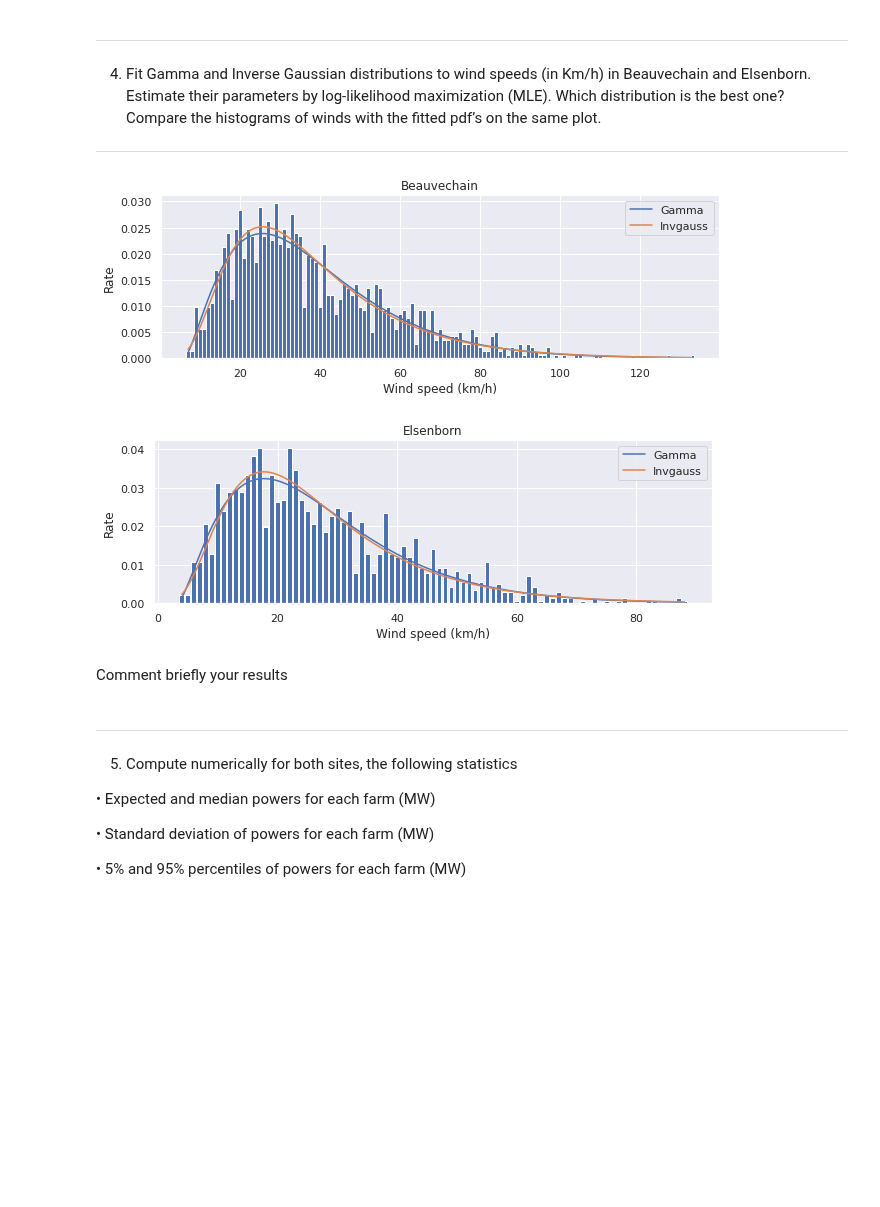
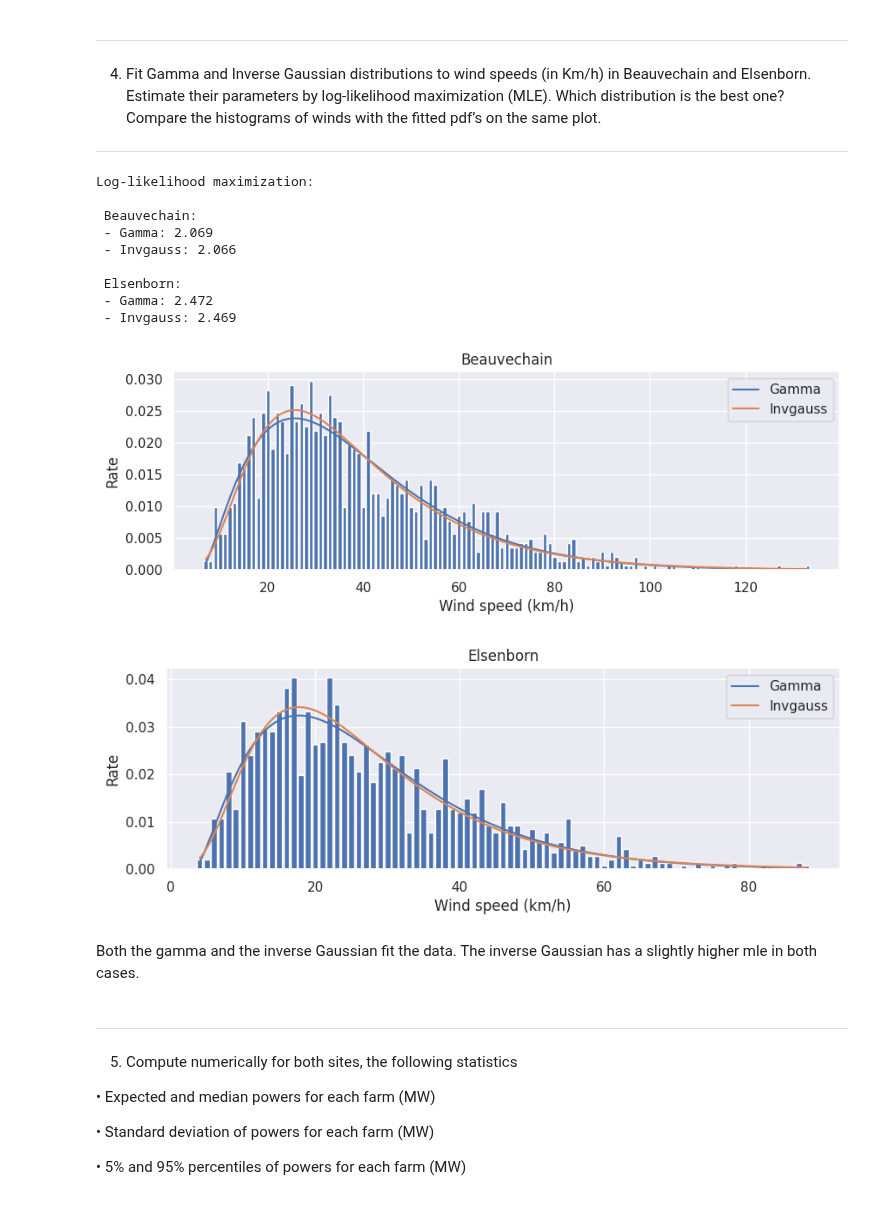
Before and after one commit to Emilevillette/LEPL1109-Hackatons, a Jupyter notebook: Hackaton 1/hack1_without_code.ipynb, the cells around one changed output. Cells and saved outputs as stored; diff of their text form; code cells hidden in the pictures; blank space fills up the shorter version.

```diff
--- a/Hackaton 1/hack1_without_code.ipynb
+++ b/Hackaton 1/hack1_without_code.ipynb
@@ -219,34 +219,56 @@ The aggregated results for both farms are also consistent with the ones for each
 4.	Fit Gamma and Inverse Gaussian distributions to wind speeds (in Km/h) in Beauvechain and Elsenborn. Estimate their parameters by log-likelihood maximization (MLE). Which distribution is the best one? Compare the histograms of winds with the fitted pdf’s on the same plot.
 ------------------------------------------------------------------------------------------------------
 # %%
+dists = [stats.gamma, stats.invgauss]
+
 def q4(df, *fcts, title=''):
     df_fgc = df.groupby(['FG'])['PowerCapacity'].count()
 
     plt.figure(figsize=(10, 3))
     plt.title(title)
     plt.xlabel('Wind speed (km/h)')
     plt.ylabel('Rate')
     plt.bar(df_fgc.index, df_fgc.values / df_fgc.sum())
 
     aparams = {}
 
+    print(f' {title.capitalize()}:')
+
     for fct in fcts:
         X = np.linspace(df['FG'].min(), df['FG'].max(), 1000)
         params = fct.fit(df['FG'].values)
+        y = fct.pdf(X, *params)
+
+        mle = np.log(y.sum())
+
+        print(f' - {fct.name.capitalize()}: {mle:.3f}')
+
         aparams[fct] = params
-        y = fct.pdf(X, *params)
+
         plt.plot(X, y, label=fct.name.capitalize())
     plt.legend()
 
     return aparams
 
-be_params = q4(df_be, stats.gamma, stats.invgauss, title='Beauvechain')
-el_params = q4(df_el, stats.gamma, stats.invgauss, title='Elsenborn')
+print('Log-likelihood maximization:\n')
+
+be_params = q4(df_be, *dists, title='Beauvechain')
+print()
+el_params = q4(df_el, *dists, title='Elsenborn')
 # %% [output]
+Log-likelihood maximization:
+
+ Beauvechain:
+ - Gamma: 2.069
+ - Invgauss: 2.066
+
+ Elsenborn:
+ - Gamma: 2.472
+ - Invgauss: 2.469
-[figure, old version]
+[figure, new version]
-[figure, old version]
+[figure, new version]
-# %% [markdown]
-Comment briefly your results
+# %% [markdown]
+Both the gamma and the inverse Gaussian fit the data. The inverse Gaussian has a slightly higher mle in both cases.
 # %% [markdown]
 ------------------------------------------------------------------------------------------------------
 5.	Compute numerically for both sites, the following statistics
```
Also changed, not shown: parts of 4 cells of this notebook.
